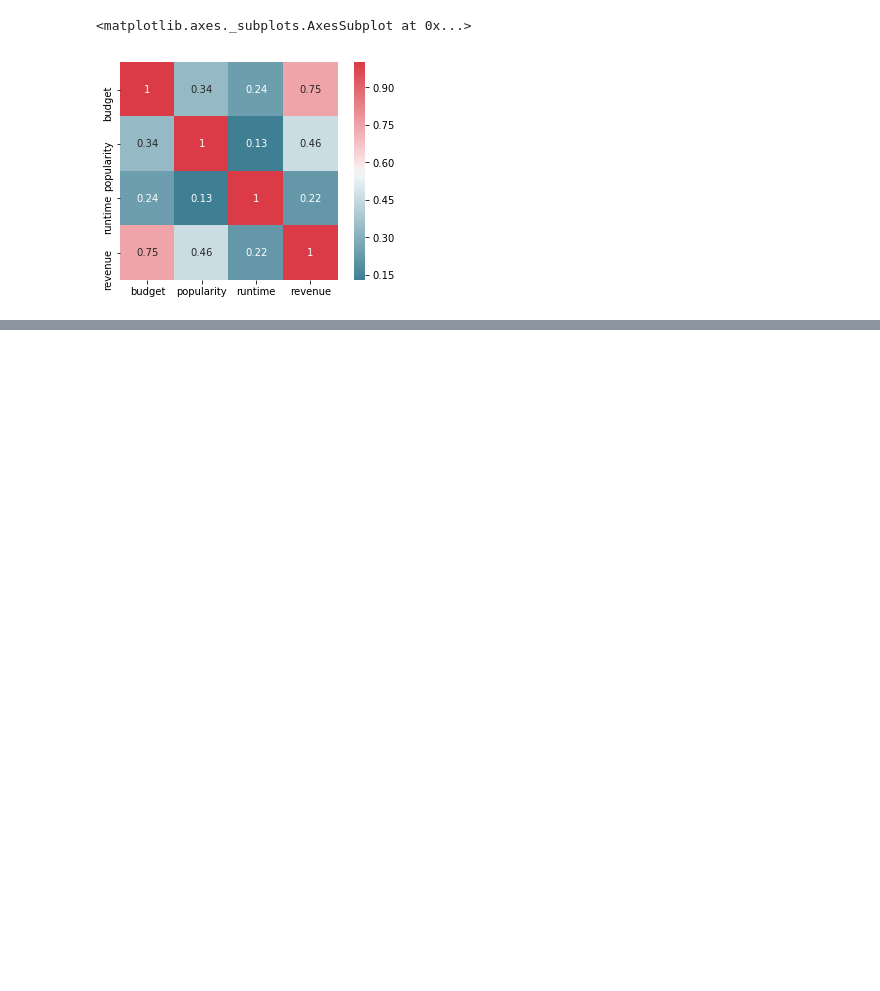
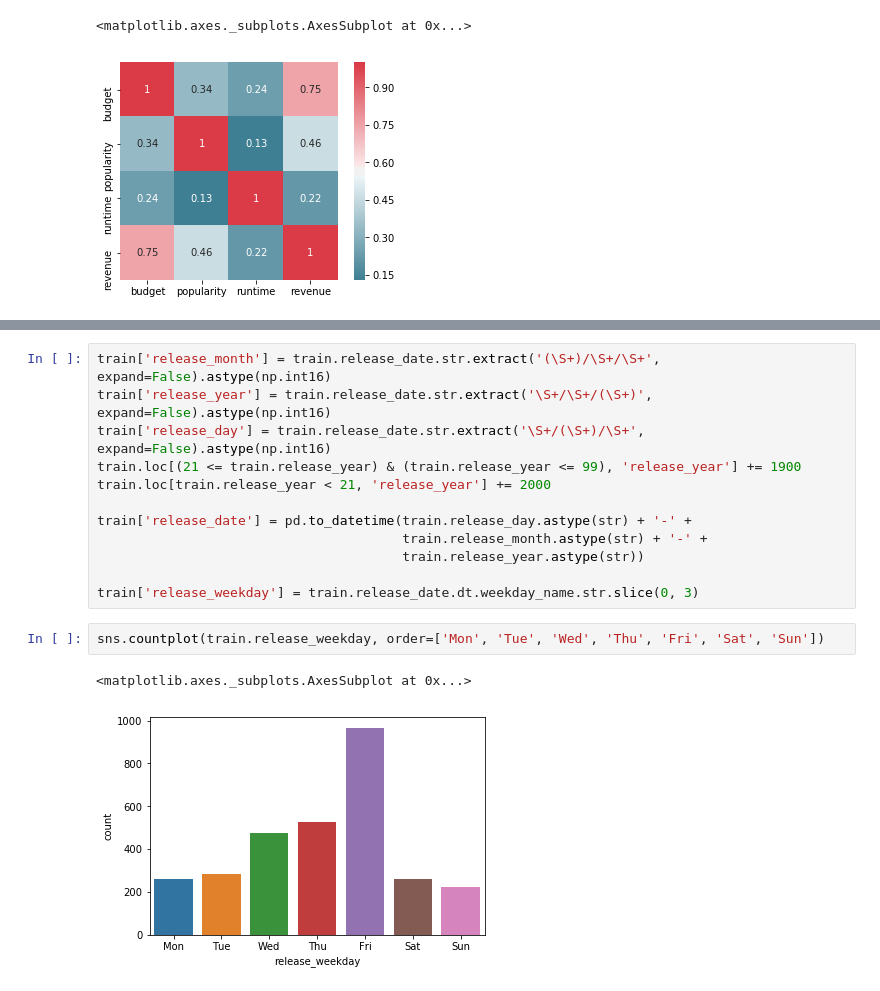
Before and after one commit to sumitdas1984/Kaggle-TMDB-Box-Office, a Jupyter notebook: notebooks/exploratory_data_analysis.ipynb, the cells around one changed output, grey strips where cells are left out. Saved outputs shown, nothing was run; the diff lists cells and outputs as text; blank space fills up the shorter version.

```diff
--- a/notebooks/exploratory_data_analysis.ipynb
+++ b/notebooks/exploratory_data_analysis.ipynb
@@ -120,0 +145,17 @@ sns.heatmap(corr, annot=True, cmap=sns.diverging_palette(220, 10, as_cmap=True),
+# %%
+train['release_month'] = train.release_date.str.extract('(\S+)/\S+/\S+', expand=False).astype(np.int16)
+train['release_year'] = train.release_date.str.extract('\S+/\S+/(\S+)', expand=False).astype(np.int16)
+train['release_day'] = train.release_date.str.extract('\S+/(\S+)/\S+', expand=False).astype(np.int16)
+train.loc[(21 <= train.release_year) & (train.release_year <= 99), 'release_year'] += 1900
+train.loc[train.release_year < 21, 'release_year'] += 2000
+
+train['release_date'] = pd.to_datetime(train.release_day.astype(str) + '-' +
+                                       train.release_month.astype(str) + '-' +
+                                       train.release_year.astype(str))
+
+train['release_weekday'] = train.release_date.dt.weekday_name.str.slice(0, 3)
+# %%
+sns.countplot(train.release_weekday, order=['Mon', 'Tue', 'Wed', 'Thu', 'Fri', 'Sat', 'Sun'])
+# %% [output]
+<matplotlib.axes._subplots.AxesSubplot at 0x...>
+[figure, added]
```
Also changed, not shown: parts of 10 cells of this notebook.
